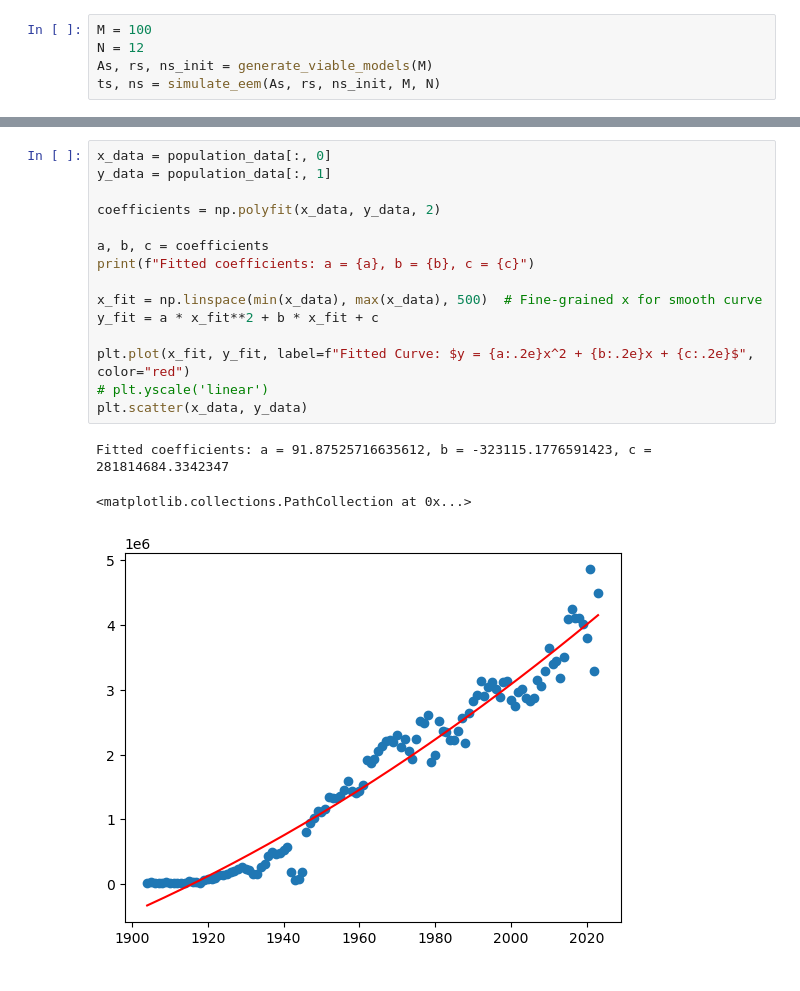
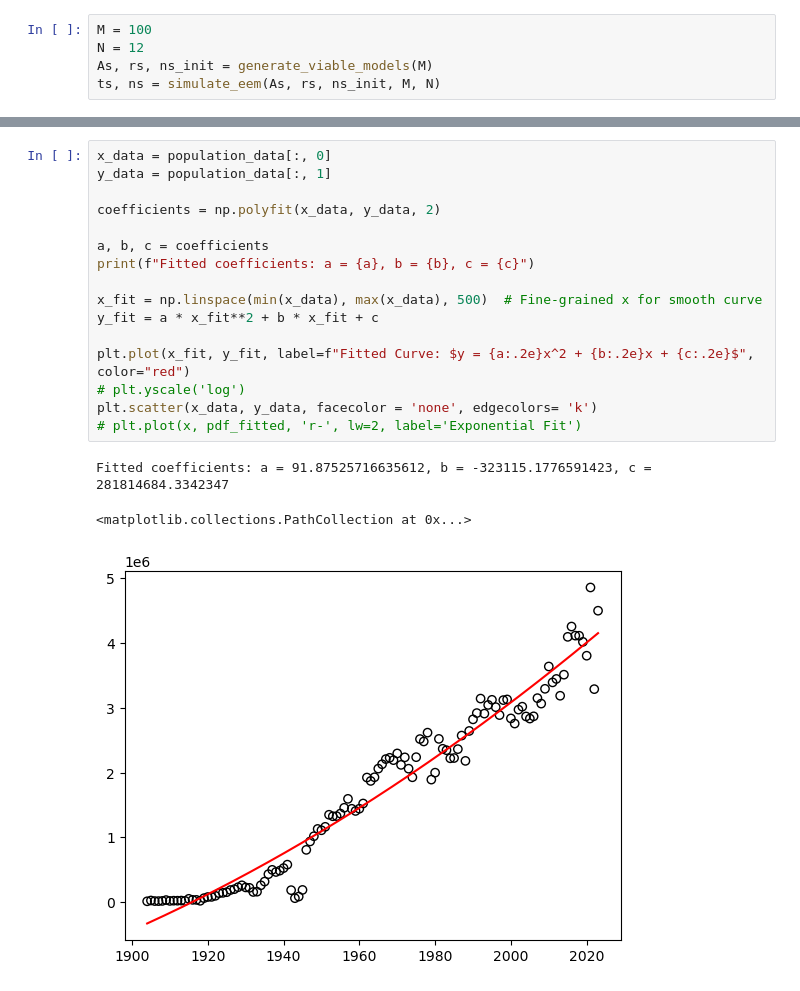
Before and after one commit to jklancaster0909/Ensemble-Ecosystem-Model, a Jupyter notebook: EEM.ipynb, the cells around one changed output, grey strips where cells are left out. Saved outputs shown, nothing was run; the diff lists cells and outputs as text.

```diff
--- a/EEM.ipynb
+++ b/EEM.ipynb
@@ -227,19 +248,20 @@ for i in np.arange(N):
 # %%
 x_data = population_data[:, 0]
 y_data = population_data[:, 1]
 
 coefficients = np.polyfit(x_data, y_data, 2)
 
 a, b, c = coefficients
 print(f"Fitted coefficients: a = {a}, b = {b}, c = {c}")
 
 x_fit = np.linspace(min(x_data), max(x_data), 500)  # Fine-grained x for smooth curve
 y_fit = a * x_fit**2 + b * x_fit + c
 
 plt.plot(x_fit, y_fit, label=f"Fitted Curve: $y = {a:.2e}x^2 + {b:.2e}x + {c:.2e}$", color="red")
-# plt.yscale('linear')
-plt.scatter(x_data, y_data)
+# plt.yscale('log')
+plt.scatter(x_data, y_data, facecolor = 'none', edgecolors= 'k')
+# plt.plot(x, pdf_fitted, 'r-', lw=2, label='Exponential Fit')
 # %% [output]
 Fitted coefficients: a = 91.87525716635612, b = -323115.1776591423, c = 281814684.3342347
 <matplotlib.collections.PathCollection at 0x...>
-[figure, old version]
+[figure, new version]
```
Also changed, not shown: parts of 4 cells of this notebook.
